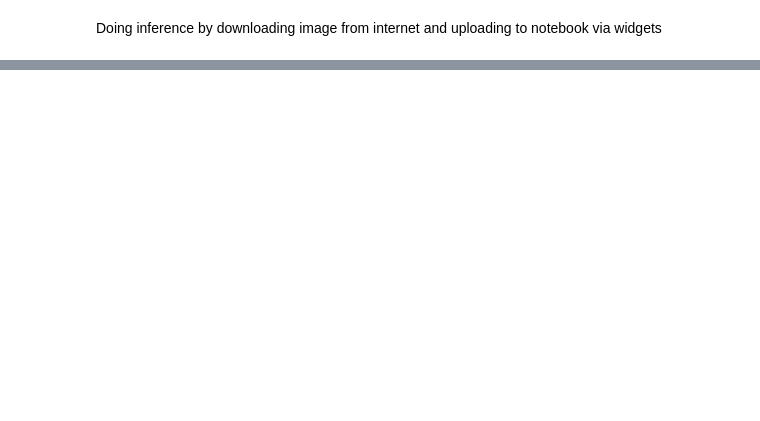
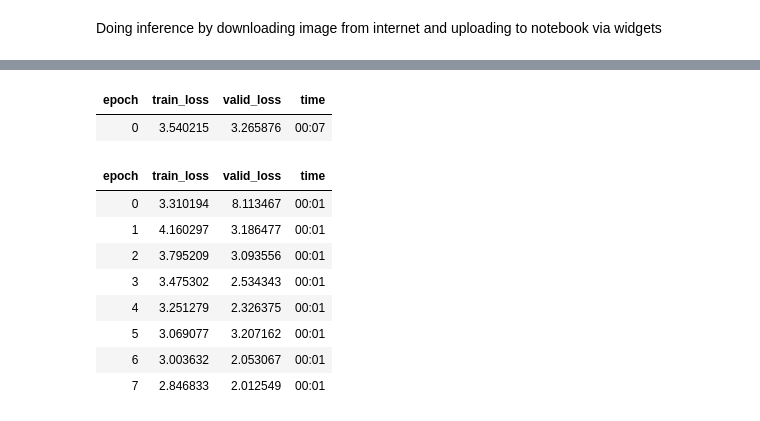
Before and after one commit to omergilani/FastAI_Book_WalkThrough, a Jupyter notebook: fastaibook-chap1.ipynb, the cells around one changed output, grey strips where cells are left out. Saved outputs shown, nothing was run; the diff lists cells and outputs as text; code cells hidden in the pictures; blank space fills up the shorter version.

```diff
--- a/fastaibook-chap1.ipynb
+++ b/fastaibook-chap1.ipynb
@@ -97,0 +68,2 @@ Probability it's a cat: 1.000000
+# %%
+path = untar_data(URLs.CAMVID_TINY)
@@ -97,0 +84,8 @@ Probability it's a cat: 1.000000
+# %%
+dls = SegmentationDataLoaders.from_label_func(
+    path, bx=8, fnames = get_image_files(path/"images"),
+    label_func = lambda o: path/'labels'/f'{o.stem}_P{o.suffix}',
+    codes = np.loadtxt(path/'codes.txt',dtype=str)
+)
+# %%
+learn = unet_learner(dls, resnet34)
@@ -97,0 +94,14 @@ Probability it's a cat: 1.000000
+# %%
+learn.fine_tune(8)
+# %% [output]
+| epoch | train_loss | valid_loss | time |
+| 0 | 3.540215 | 3.265876 | 00:07 |
+| epoch | train_loss | valid_loss | time |
+| 0 | 3.310194 | 8.113467 | 00:01 |
+| 1 | 4.160297 | 3.186477 | 00:01 |
+| 2 | 3.795209 | 3.093556 | 00:01 |
+| 3 | 3.475302 | 2.534343 | 00:01 |
+| 4 | 3.251279 | 2.326375 | 00:01 |
+| 5 | 3.069077 | 3.207162 | 00:01 |
+| 6 | 3.003632 | 2.053067 | 00:01 |
+| 7 | 2.846833 | 2.012549 | 00:01 |
```
Also changed, not shown: parts of 15 cells of this notebook.
